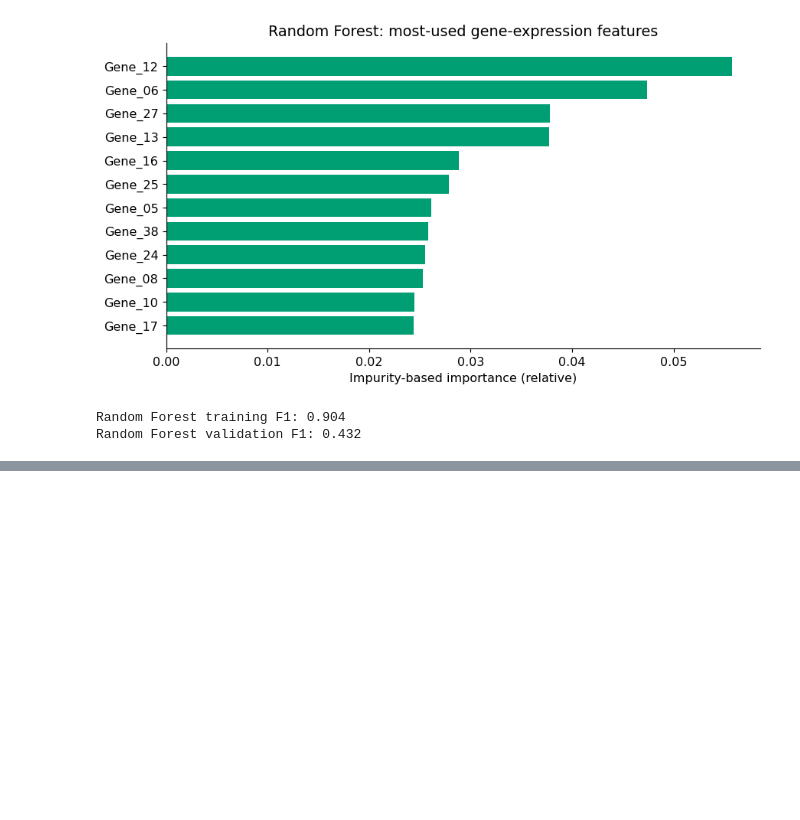
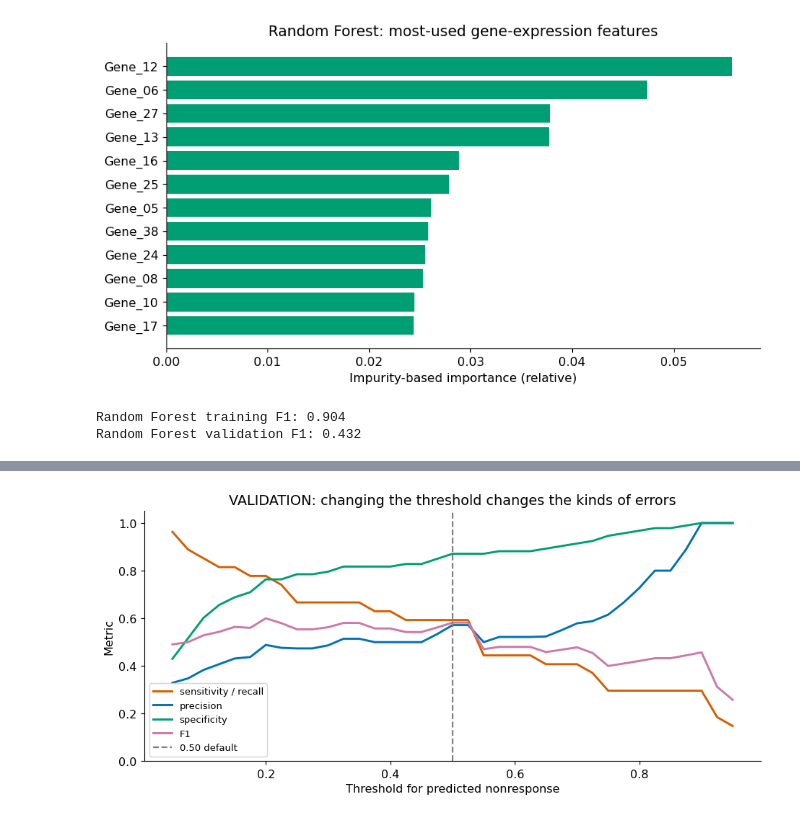
Before and after one commit to Madz2681/beginning-bioinformatics, a Jupyter notebook: Module10_Classifiers_Responder_vs_Nonresponder.ipynb, the cells around one changed output, grey strips where cells are left out. Drawn from its saved outputs; the diff is of its cells as text; code cells hidden in the pictures; blank space fills up the shorter version.

```diff
--- a/Module10_Classifiers_Responder_vs_Nonresponder.ipynb
+++ b/Module10_Classifiers_Responder_vs_Nonresponder.ipynb
@@ -522,0 +690,14 @@ Random Forest validation F1: 0.432
+# %%
+ths=np.arange(.05,.951,.025)
+sweep=pd.DataFrame([{'threshold':t,**metrics(y_val,(val_prob>=t).astype(int))}
+                   for t in ths])
+fig,ax=plt.subplots(figsize=(9,4.3))
+for key,color in [('sensitivity / recall',ORANGE),('precision',BLUE),('specificity',GREEN),('F1',PURPLE)]:
+    ax.plot(sweep.threshold,sweep[key],label=key,color=color,linewidth=2)
+ax.axvline(.5,color='gray',ls='--',label='0.50 default')
+ax.set(xlabel='Threshold for predicted nonresponse',ylabel='Metric',ylim=(0,1.05),
+       title='VALIDATION: changing the threshold changes the kinds of errors')
+ax.legend(loc='best',fontsize=9)
+finish('07_threshold_tradeoff')
+# %% [output]
+[figure, added]
```
Also changed, not shown: parts of 27 cells of this notebook.
